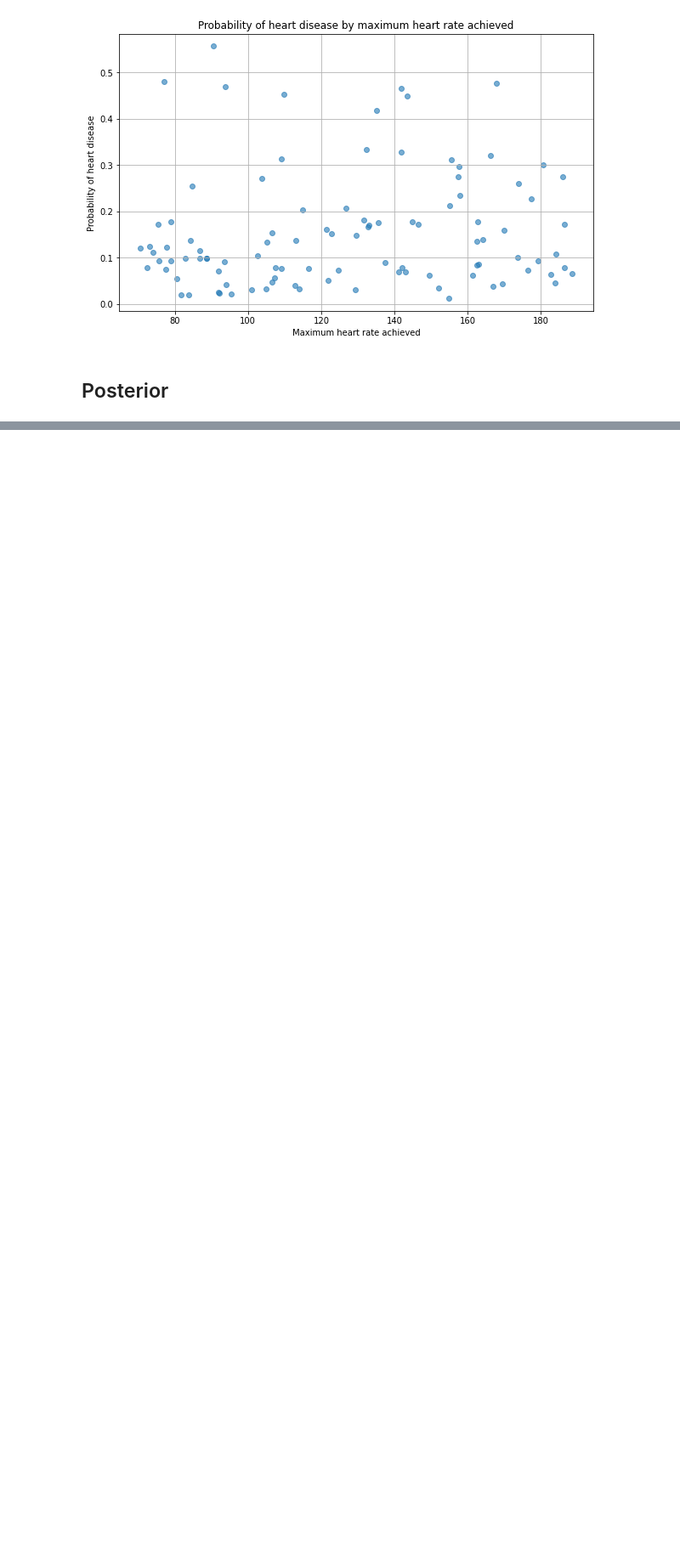
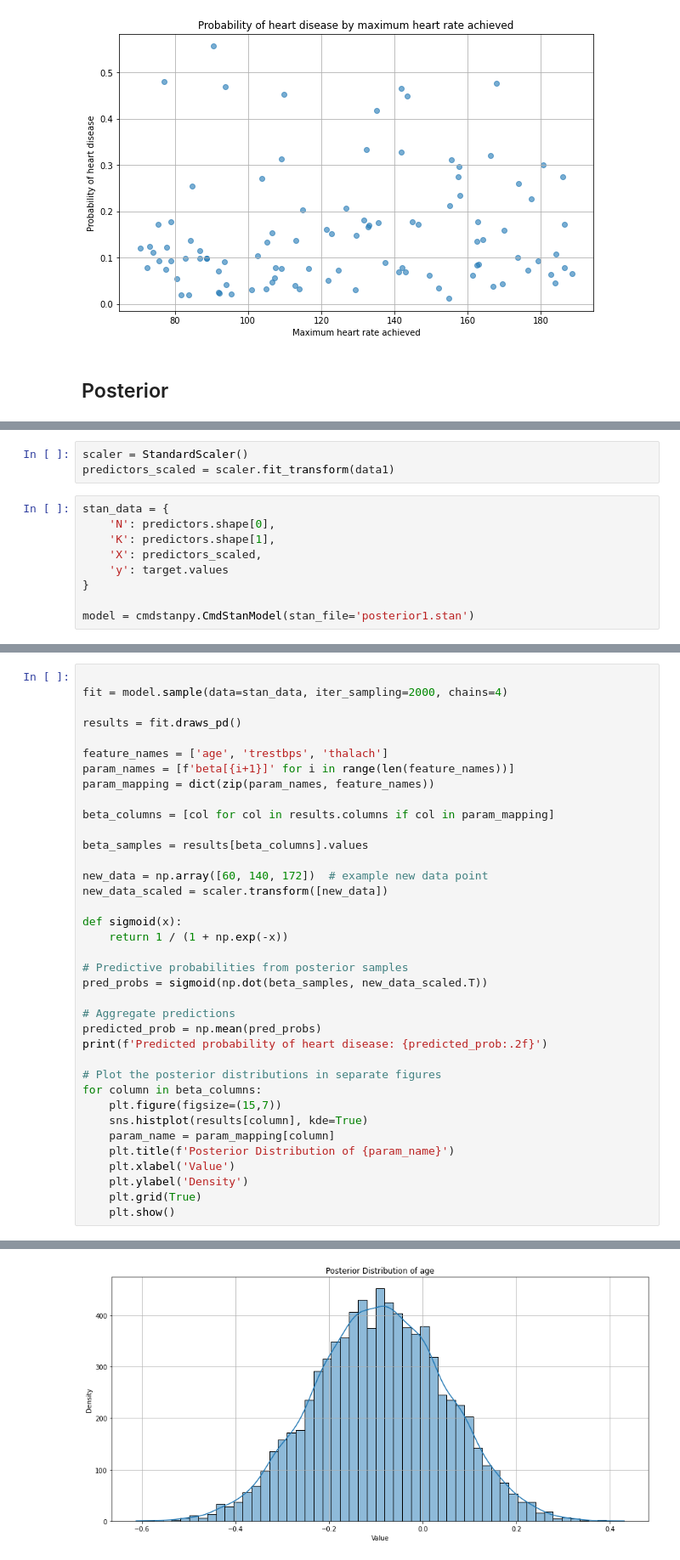
Before and after one commit to wasikjakub/bayesian-heart-disease-prediction, a Jupyter notebook: data_preprocessing.ipynb, the cells around one changed output, grey strips where cells are left out. Shown: that part at 85% size. Drawn from its saved outputs; the diff is of its cells as text; blank space fills up the shorter version.

Commit message:
Posterior analysis

```diff
--- a/data_preprocessing.ipynb
+++ b/data_preprocessing.ipynb
@@ -312,0 +236,12 @@ alpha     4788.11    1.0
+# %%
+scaler = StandardScaler()
+predictors_scaled = scaler.fit_transform(data1)
+# %%
+stan_data = {
+    'N': predictors.shape[0],
+    'K': predictors.shape[1],
+    'X': predictors_scaled,
+    'y': target.values
+}
+
+model = cmdstanpy.CmdStanModel(stan_file='posterior1.stan')
@@ -312,0 +250,38 @@ alpha     4788.11    1.0
+# %%
+
+fit = model.sample(data=stan_data, iter_sampling=2000, chains=4)
+
+results = fit.draws_pd()
+
+feature_names = ['age', 'trestbps', 'thalach']
+param_names = [f'beta[{i+1}]' for i in range(len(feature_names))]
+param_mapping = dict(zip(param_names, feature_names))
+
+beta_columns = [col for col in results.columns if col in param_mapping]
+
+beta_samples = results[beta_columns].values
+
+new_data = np.array([60, 140, 172])  # example new data point
+new_data_scaled = scaler.transform([new_data])
+
+def sigmoid(x):
+    return 1 / (1 + np.exp(-x))
+
+# Predictive probabilities from posterior samples
+pred_probs = sigmoid(np.dot(beta_samples, new_data_scaled.T))
+
+# Aggregate predictions
+predicted_prob = np.mean(pred_probs)
+print(f'Predicted probability of heart disease: {predicted_prob:.2f}')
+
+# Plot the posterior distributions in separate figures
+for column in beta_columns:
+    plt.figure(figsize=(15,7))
+    sns.histplot(results[column], kde=True)
+    param_name = param_mapping[column]
+    plt.title(f'Posterior Distribution of {param_name}')
+    plt.xlabel('Value')
+    plt.ylabel('Density')
+    plt.grid(True)
+    plt.show()
+# %% [output]
@@ -312,0 +307 @@ alpha     4788.11    1.0
+[figure, added]
```
Also changed, not shown: parts of 13 cells of this notebook.
